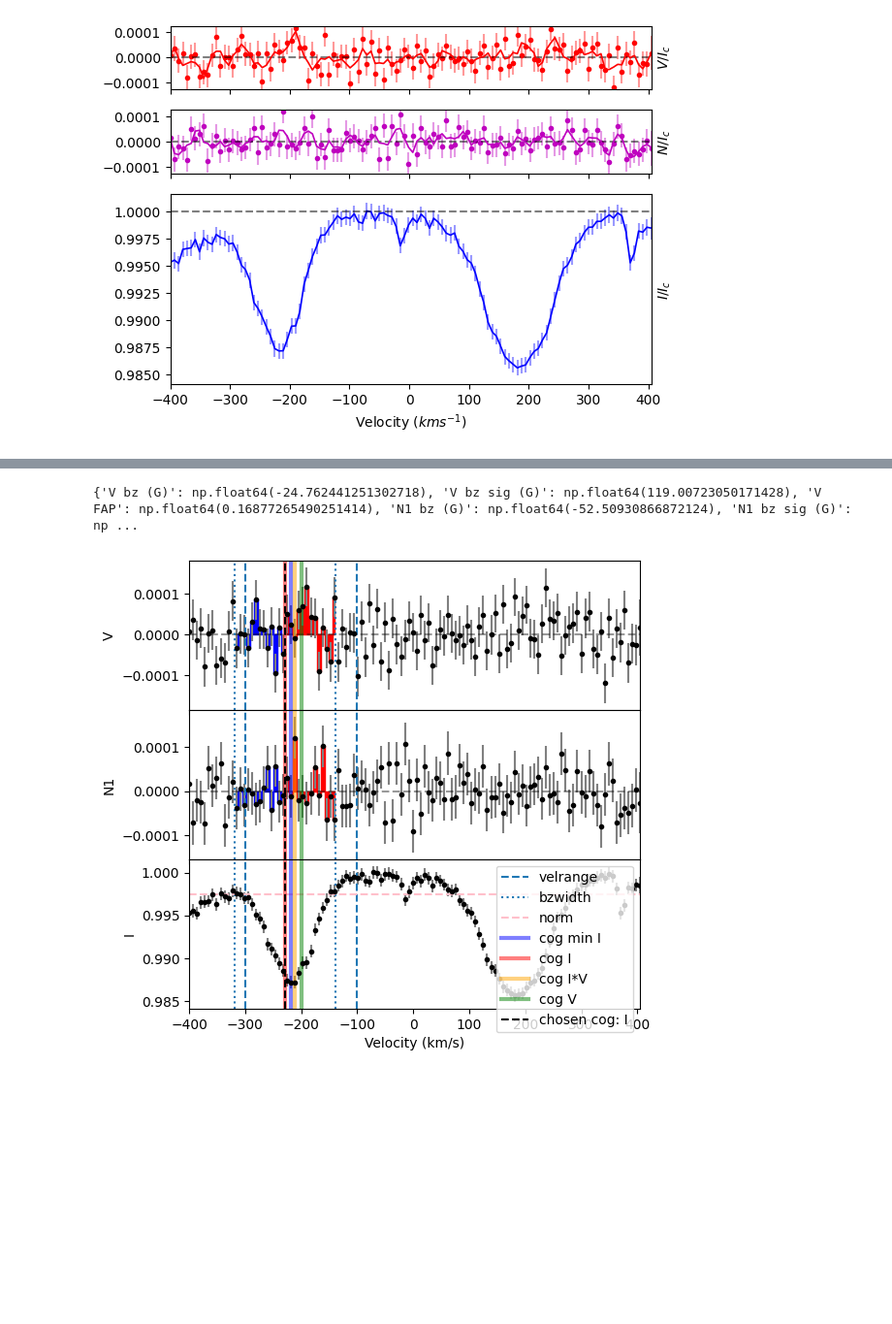
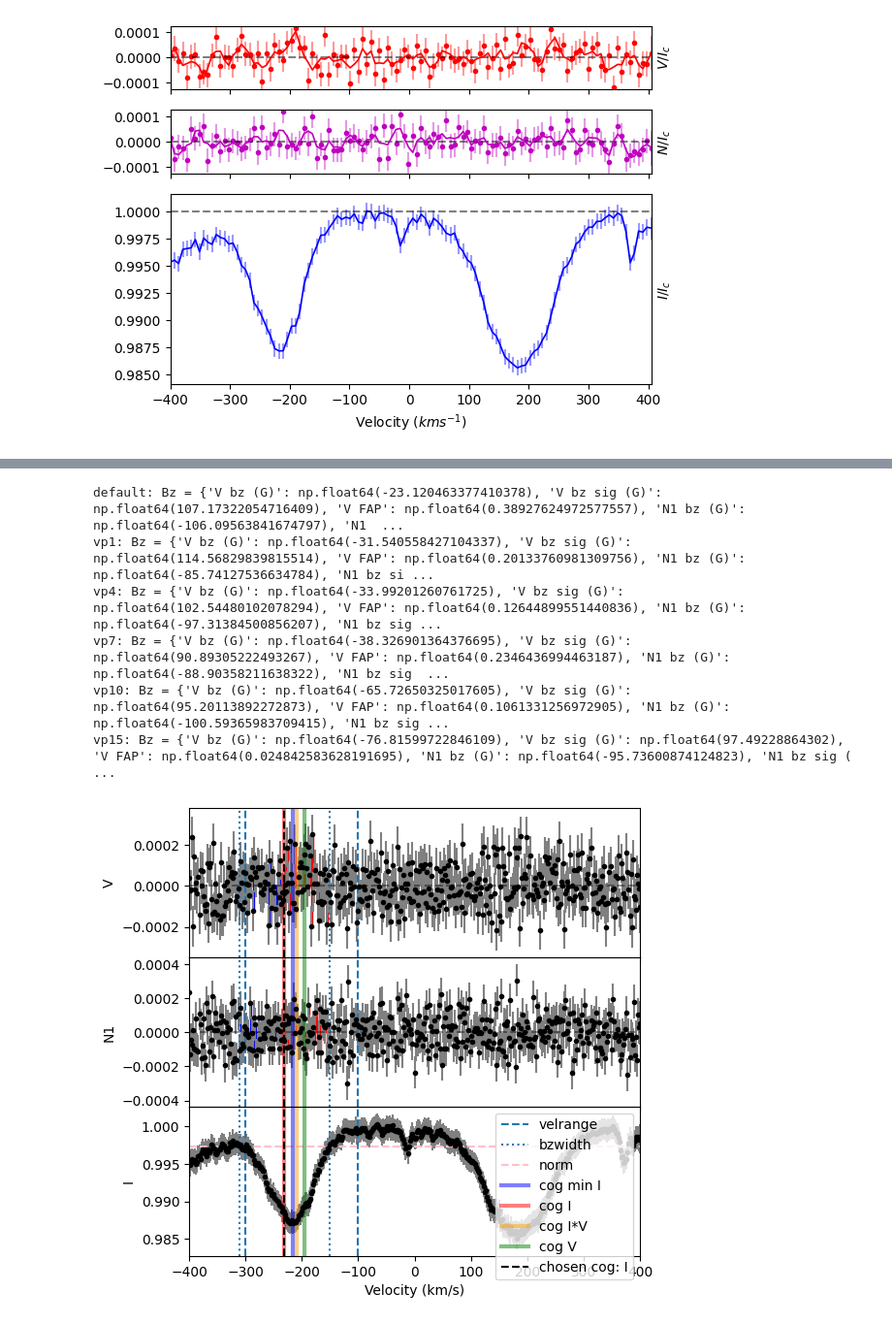
Before and after one commit to AaaaaaalexLi/AlexLiResearch, a Jupyter notebook: Binamics/LSD_BinaryNoTweaking.ipynb, the cells around one changed output, grey strips where cells are left out. Shown at 97% size. Cells and saved outputs as stored; diff of their text form; code cells hidden in the pictures; blank space fills up the shorter version.

```diff
--- a/Binamics/LSD_BinaryNoTweaking.ipynb
+++ b/Binamics/LSD_BinaryNoTweaking.ipynb
@@ -137,10 +234,34 @@ V reduced chi2 1.2082 (chi2 149382.55 constraints 123757 dof 116)
 # %%
-LSD_outfile = "lsdoutputsHD191201/hd191201_E_1308737pn_vp7.lsd"
-lsd = pol.read_lsd(LSD_outfile)
+velPixels = [None, 1, 4, 7, 10, 15]
+lsd_folder = Path('lsdoutputsHD191201/lsdprofiles_changingVelPixel')
+output_folder = Path('lsdoutputsHD191201/bz_normauto')
+Bz_results_left = {}
 
-Bz_left, fig_left = lsd.calc_bz(cog='I', norm='auto', velrange=[-300, -100], bzwidth=90,
+for velPixel in velPixels:
+    label = 'default' if velPixel is None else f'vp{velPixel}'
+    LSD_outfile = lsd_folder / f'hd191201_E_1308737pn_{label}.lsd'
+    lsd = pol.read_lsd(str(LSD_outfile))
+
+    # left component velocity range: [-300,-100], bzwidth=80
+    # right component velocity range: [90,280], bzwidth=100
+    Bz, fig = lsd.calc_bz(cog='I', norm='auto', velrange=[-300,-100], bzwidth=80,
                           lambda0=500.0, geff=1.2, plot=True, figsize=(6,6))
-print(Bz_left)
+
+    result = (f"Bz = {Bz['V bz (G)']:.1f} ± {Bz['V bz sig (G)']:.1f} G\n"
+              f"V FAP = {Bz['V FAP']:.3g}\n"
+              f"Null Bz = {Bz['N1 bz (G)']:.1f} ± {Bz['N1 bz sig (G)']:.1f} G\n"
+              f"Null FAP = {Bz['N1 FAP']:.3g}")
+
+    Bz_results_left[label] = Bz
+    # fig.subplots_adjust(bottom=0.23)
+    # fig.text(0.15, 0.02, result, fontsize=9, va='bottom')
+    # fig.savefig(output_folder / f'hd191201_E_1308737pn_LeftComponent_{label}_normauto_Bz.pdf', bbox_inches='tight')
+    print(f'{label}: Bz = {Bz}')
 # %% [output]
-{'V bz (G)': np.float64(-24.762441251302718), 'V bz sig (G)': np.float64(119.00723050171428), 'V FAP': np.float64(0.16877265490251414), 'N1 bz (G)': np.float64(-52.50930866872124), 'N1 bz sig (G)': np ...
+default: Bz = {'V bz (G)': np.float64(-23.120463377410378), 'V bz sig (G)': np.float64(107.17322054716409), 'V FAP': np.float64(0.38927624972577557), 'N1 bz (G)': np.float64(-106.09563841674797), 'N1  ...
+vp1: Bz = {'V bz (G)': np.float64(-31.540558427104337), 'V bz sig (G)': np.float64(114.56829839815514), 'V FAP': np.float64(0.20133760981309756), 'N1 bz (G)': np.float64(-85.74127536634784), 'N1 bz si ...
+vp4: Bz = {'V bz (G)': np.float64(-33.99201260761725), 'V bz sig (G)': np.float64(102.54480102078294), 'V FAP': np.float64(0.12644899551440836), 'N1 bz (G)': np.float64(-97.31384500856207), 'N1 bz sig ...
+vp7: Bz = {'V bz (G)': np.float64(-38.326901364376695), 'V bz sig (G)': np.float64(90.89305222493267), 'V FAP': np.float64(0.2346436994463187), 'N1 bz (G)': np.float64(-88.90358211638322), 'N1 bz sig  ...
+vp10: Bz = {'V bz (G)': np.float64(-65.72650325017605), 'V bz sig (G)': np.float64(95.20113892272873), 'V FAP': np.float64(0.1061331256972905), 'N1 bz (G)': np.float64(-100.59365983709415), 'N1 bz sig ...
+vp15: Bz = {'V bz (G)': np.float64(-76.81599722846109), 'V bz sig (G)': np.float64(97.49228864302), 'V FAP': np.float64(0.024842583628191695), 'N1 bz (G)': np.float64(-95.73600874124823), 'N1 bz sig ( ...
-[figure, old version]
+[figure, new version]
```
Also changed, not shown: parts of 7 cells of this notebook, 47 other files.
